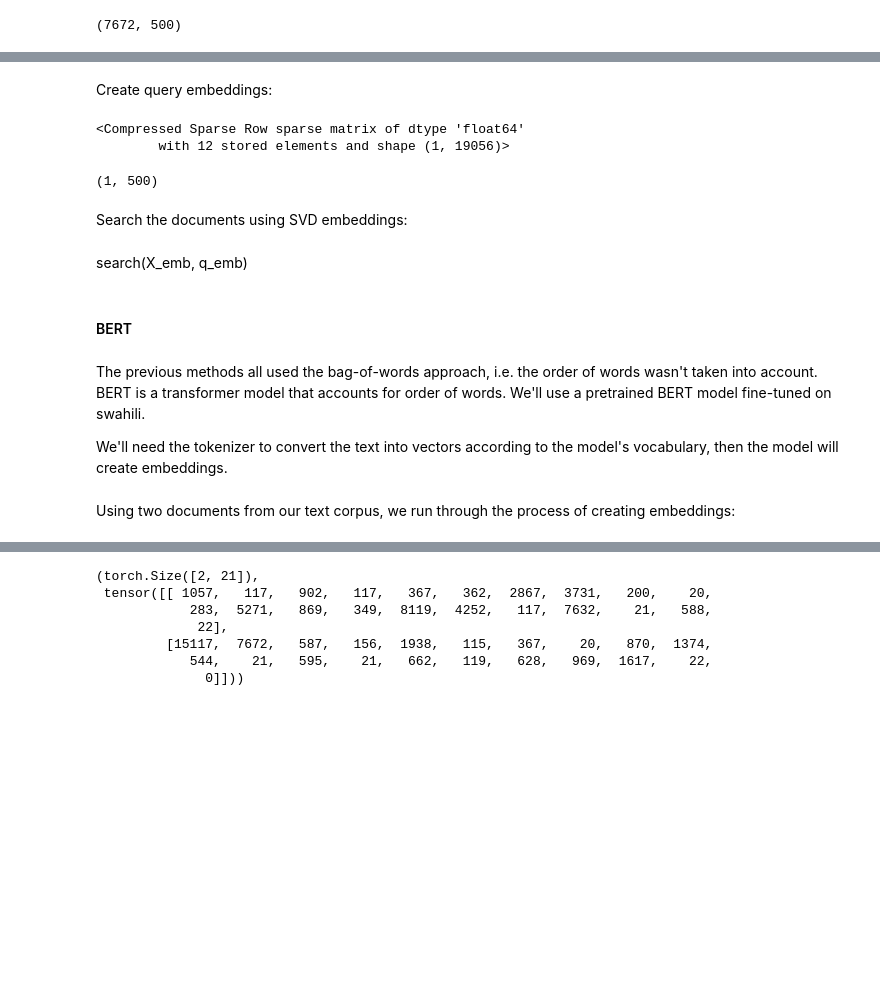
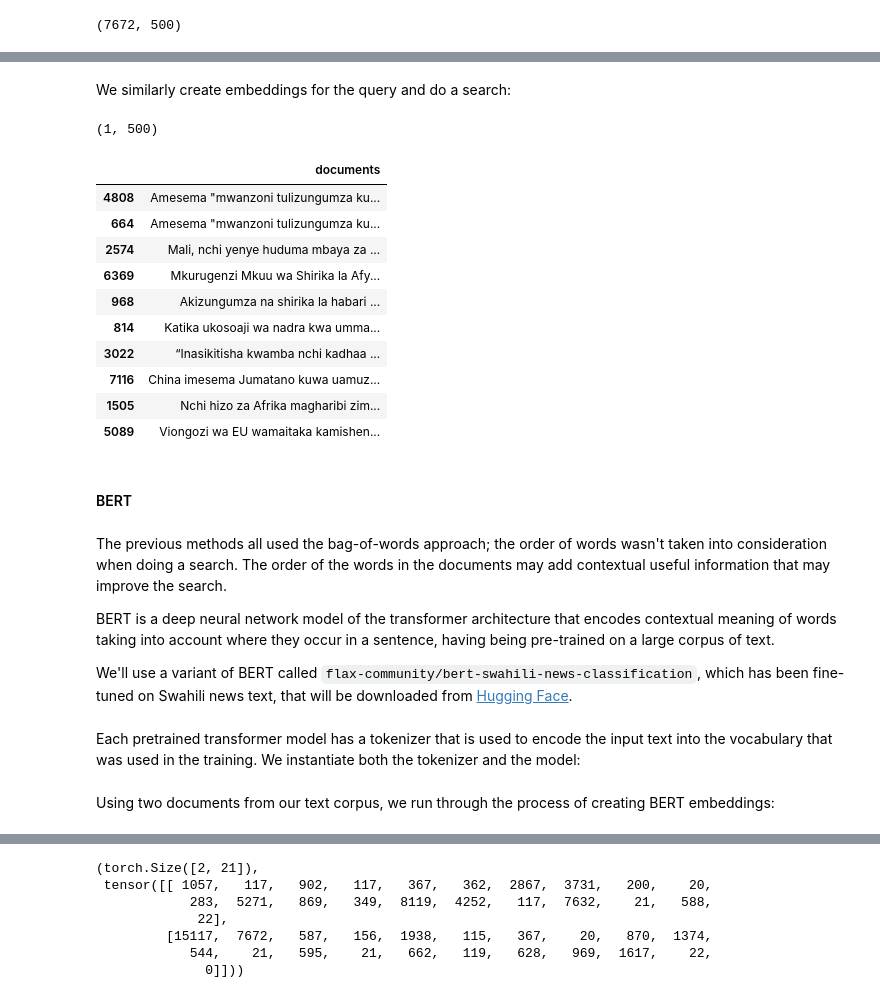
Before and after one commit to programmer-ke/coding-katas, a Jupyter notebook: ipynb/search_swahili.ipynb, the cells around one changed output, grey strips where cells are left out. Saved outputs shown, nothing was run; the diff lists cells and outputs as text; code cells hidden in the pictures; blank space fills up the shorter version.

```diff
--- a/ipynb/search_swahili.ipynb
+++ b/ipynb/search_swahili.ipynb
@@ -268,7 +274,7 @@ Minimizes the effect of insignificant words
 from sklearn.feature_extraction.text import TfidfVectorizer
 
 tfv = TfidfVectorizer()
-X = tfv.fit_transform(df.documents)
-q = tfv.transform([query])
+X_tfv = tfv.fit_transform(df.documents)
+q_tfv = tfv.transform([query])
 names = tfv.get_feature_names_out()
 # %%
@@ -322,5 +336,5 @@ We use the vector representation from the TF-IDF vectorizer to create embeddings
 from sklearn.decomposition import TruncatedSVD
 
 svd = TruncatedSVD(n_components=500)
-X_emb = svd.fit_transform(X)
+X_svd = svd.fit_transform(X_tfv)
 # %%
@@ -330,25 +354,36 @@ X_emb.shape
 # %% [markdown]
-Create query embeddings:
+We similarly create embeddings for the query and do a search:
-# %%
-q
-# %% [output]
-<Compressed Sparse Row sparse matrix of dtype 'float64'
-        with 12 stored elements and shape (1, 19056)>
 # %%
-q_emb = svd.transform(q)
-q_emb.shape
+q_svd = svd.transform(q_tfv)
+q_svd.shape
 # %% [output]
 (1, 500)
-# %% [markdown]
-Search the documents using SVD embeddings:
-# %% [markdown]
-search(X_emb, q_emb)
+# %%
+search(X_svd, q_svd)
+# %% [output]
+|  | documents |
+| 4808 | Amesema "mwanzoni tulizungumza ku... |
+| 664 | Amesema "mwanzoni tulizungumza ku... |
+| 2574 | Mali, nchi yenye huduma mbaya za ... |
+| 6369 | Mkurugenzi Mkuu wa Shirika la Afy... |
+| 968 | Akizungumza na shirika la habari ... |
+| 814 | Katika ukosoaji wa nadra kwa umma... |
+| 3022 | “Inasikitisha kwamba nchi kadhaa ... |
+| 7116 | China imesema Jumatano kuwa uamuz... |
+| 1505 | Nchi hizo za Afrika magharibi zim... |
+| 5089 | Viongozi wa EU wamaitaka kamishen... |
 # %% [markdown]
 #### BERT
 # %% [markdown]
-The previous methods all used the bag-of-words approach, i.e. the order of words wasn't taken into account. BERT is a transformer model that accounts for order of words. We'll use a pretrained BERT model fine-tuned on swahili.
+The previous methods all used the bag-of-words approach; the order of words wasn't taken into consideration when doing a search. The order of the words in the documents may add contextual useful information that may improve the search.
 
-We'll need the tokenizer to convert the text into vectors according to the model's vocabulary, then the model will create embeddings.
+BERT is a deep neural network model of the transformer architecture that encodes contextual meaning of words taking into account where they occur in a sentence, having being pre-trained on a large corpus of text.
+
+We'll use a variant of BERT called `flax-community/bert-swahili-news-classification`, which has been fine-tuned on Swahili news text, that will be downloaded from [Hugging Face][14].
+
+[14]: https://huggingface.co/flax-community/bert-swahili-news-classification
+# %% [markdown]
+Each pretrained transformer model has a tokenizer that is used to encode the input text into the vocabulary that was used in the training. We instantiate both the tokenizer and the model:
 # %%
 # Load model directly
 from transformers import AutoTokenizer, AutoModelForSequenceClassification
@@ -356,7 +391,7 @@ from transformers import AutoTokenizer, AutoModelForSequenceClassification
 tokenizer = AutoTokenizer.from_pretrained("flax-community/bert-swahili-news-classification")
 model = AutoModelForSequenceClassification.from_pretrained("flax-community/bert-swahili-news-classification")
 # %% [markdown]
-Using two documents from our text corpus, we run through the process of creating embeddings:
+Using two documents from our text corpus, we run through the process of creating BERT embeddings:
 # %%
 texts = df.documents[:2].tolist()
 encoded_text = tokenizer(texts, padding=True, return_tensors='pt')
```
Also changed, not shown: parts of 37 cells of this notebook.
